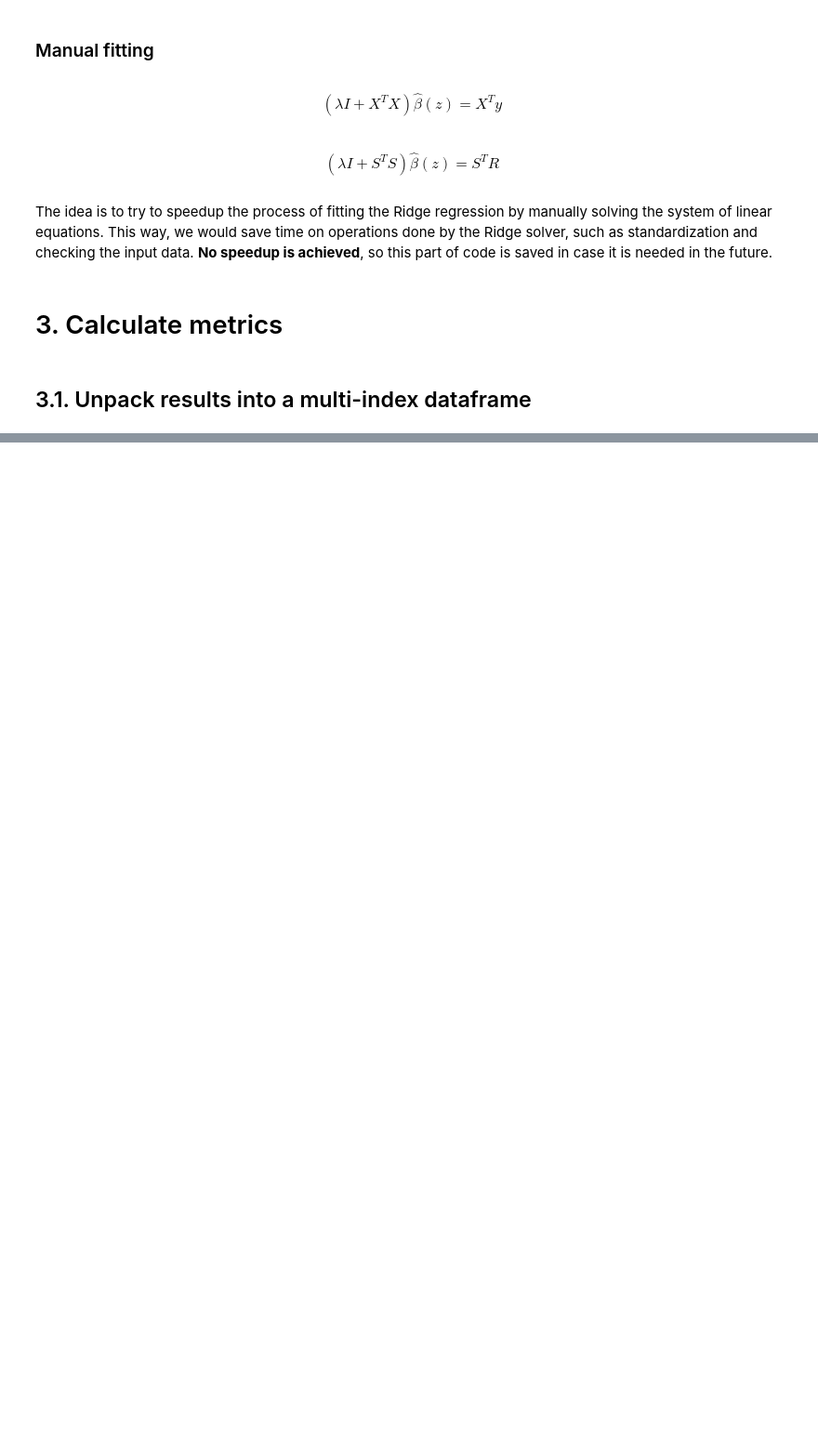
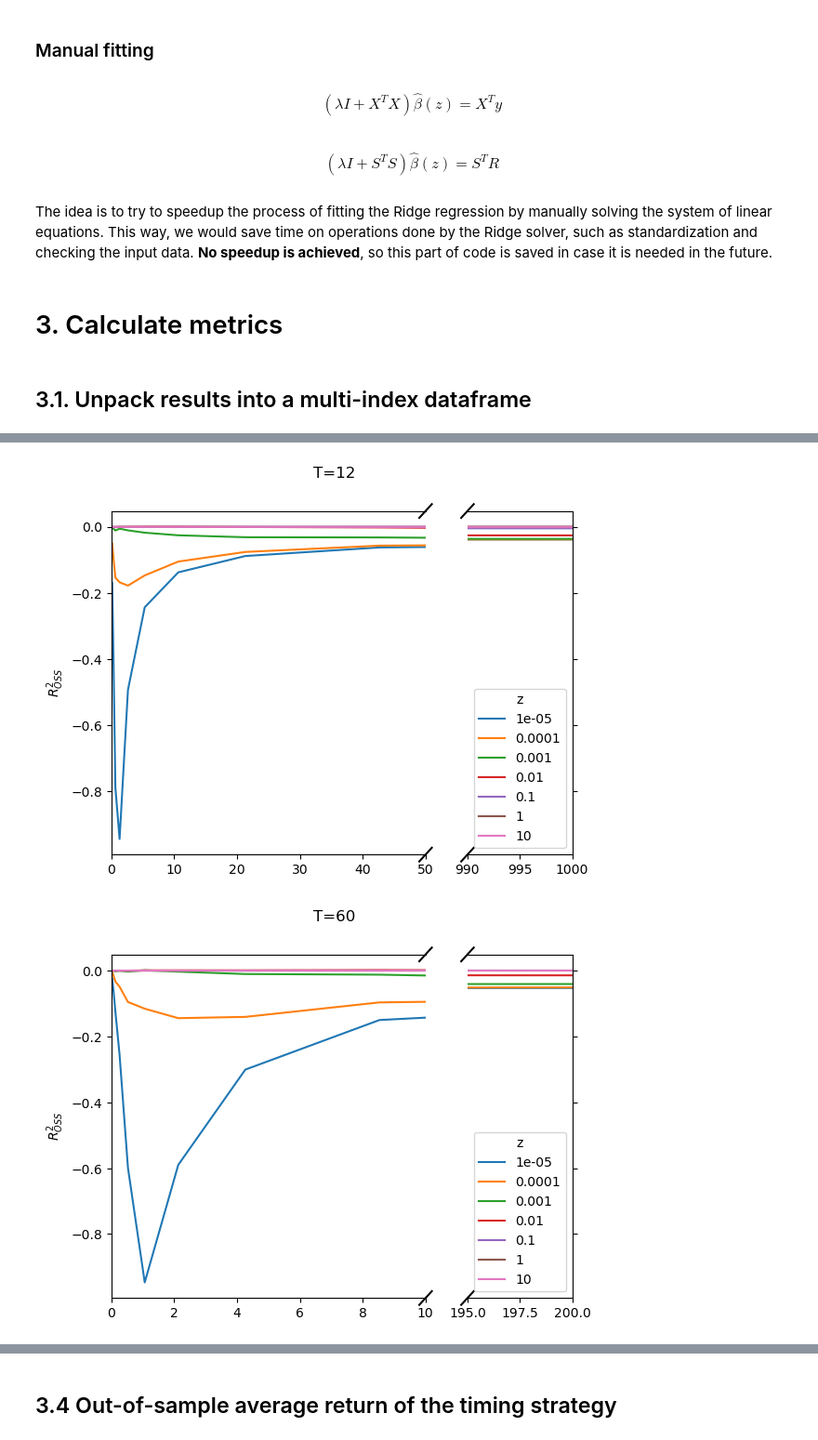
Before and after one commit to zivmi/voc_reproduction, a Jupyter notebook: notebooks/03-mz-voc-curve.ipynb, the cells around one changed output, grey strips where cells are left out. Shown at 93% size. Cells and saved outputs as stored; diff of their text form; code cells hidden in the pictures; blank space fills up the shorter version.

```diff
--- a/notebooks/03-mz-voc-curve.ipynb
+++ b/notebooks/03-mz-voc-curve.ipynb
@@ -759,0 +707,12 @@ b12
+# %%
+realized_R = data.R.iloc[12:]
+forecast_errors = return_forecasts_df.subtract(realized_R, axis=0)
+R_sq = 1 - forecast_errors.var() / realized_R.var()
+R_sq_temp = (R_sq
+             .to_frame()
+             .unstack()
+             .droplevel(0, axis=1)
+             .reset_index()
+             )
+R_sq_temp['c'] = R_sq_temp['P']/R_sq_temp['T']
+R_sq_temp.head()
@@ -759,0 +726,8 @@ b12
+# %%
+for T in T_list:
+    plot_broken_x(R_sq_temp, T, z_list,
+                  r'$R_{OSS}^2$',
+                  f"../reports/figures/R2_T{T}_seed{seed}.png")
+# %% [output]
+[figure, added]
+[figure, added]
@@ -759,0 +735,2 @@ b12
+# %% [markdown]
+## 3.4 Out-of-sample average return of the timing strategy
```
Also changed, not shown: parts of 44 cells of this notebook, 1 other file.
